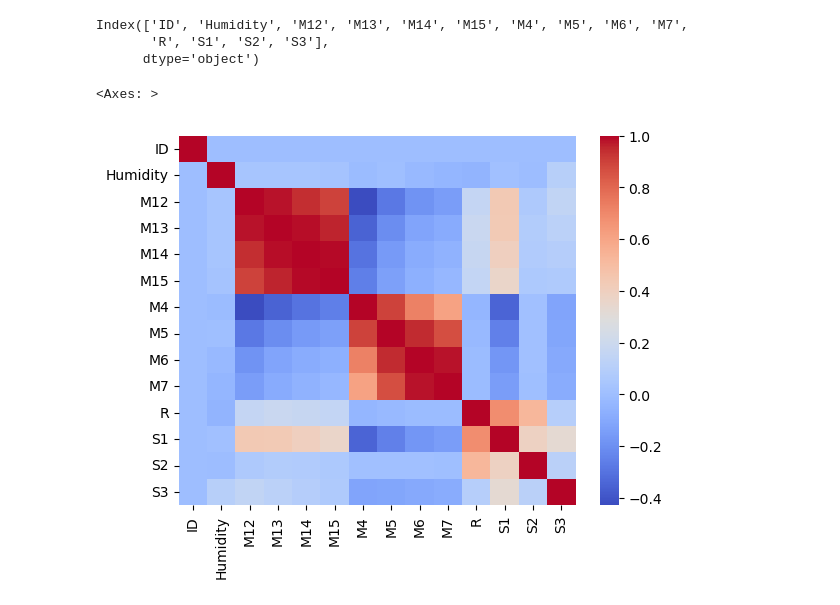
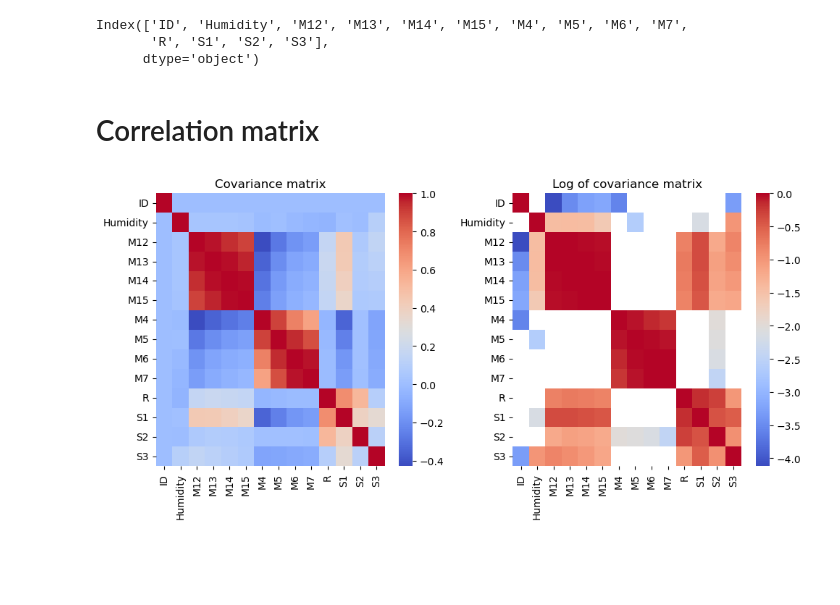
Before and after one commit to fuentediezjaime/gas_detection_challenge, a Jupyter notebook: notebooks/data_exploration.ipynb, the cells around one changed output. Drawn from its saved outputs; the diff is of its cells as text; code cells hidden in the pictures; blank space fills up the shorter version.

```diff
--- a/notebooks/data_exploration.ipynb
+++ b/notebooks/data_exploration.ipynb
@@ -12,9 +11,17 @@ features_train.columns
 Index(['ID', 'Humidity', 'M12', 'M13', 'M14', 'M15', 'M4', 'M5', 'M6', 'M7',
        'R', 'S1', 'S2', 'S3'],
       dtype='object')
-# %%
-df_corr = features_train.corr()
-sns.heatmap(df,cmap='coolwarm')
-# %% [output]
-<Axes: >
-[figure, removed]
+# %% [markdown]
+# Correlation matrix
+# %%
+df_corr = features_train.corr()
+df_corr_log = np.log10(df_corr)
+f, ax = plt.subplots(1,2,figsize=(10,5))
+_ = sns.heatmap(df_corr,ax=ax[0],cmap='coolwarm')
+_ = sns.heatmap(df_corr_log,ax=ax[1],cmap='coolwarm')
+ax[0].set_title('Covariance matrix')
+ax[1].set_title('Log of covariance matrix')
+f.tight_layout()
+f.savefig('covariances_png')
+# %% [output]
+[figure, added]
```
Also changed, not shown: parts of 7 cells of this notebook, 3 other files.
